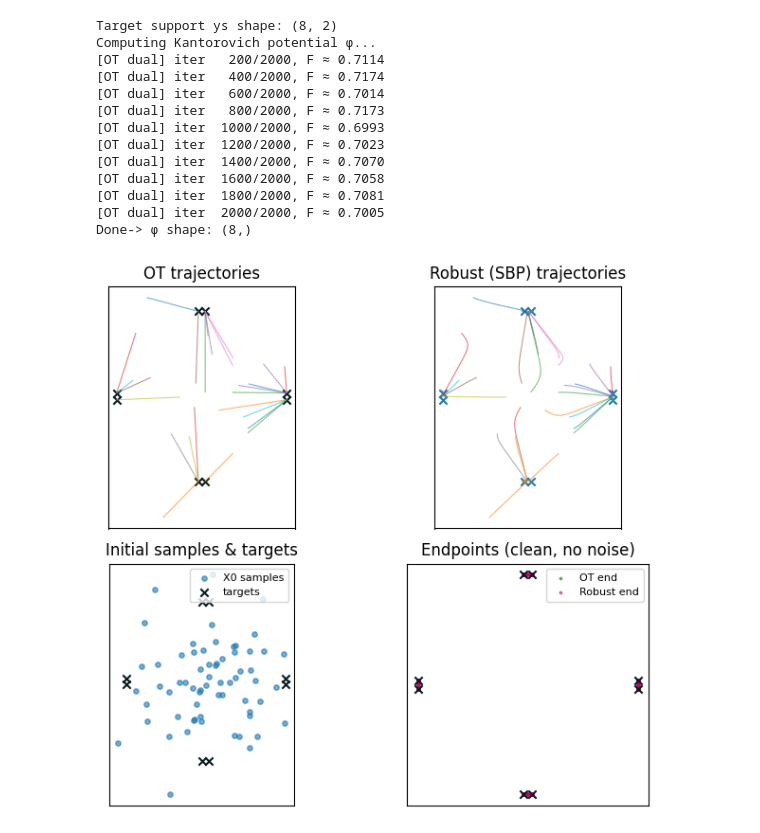
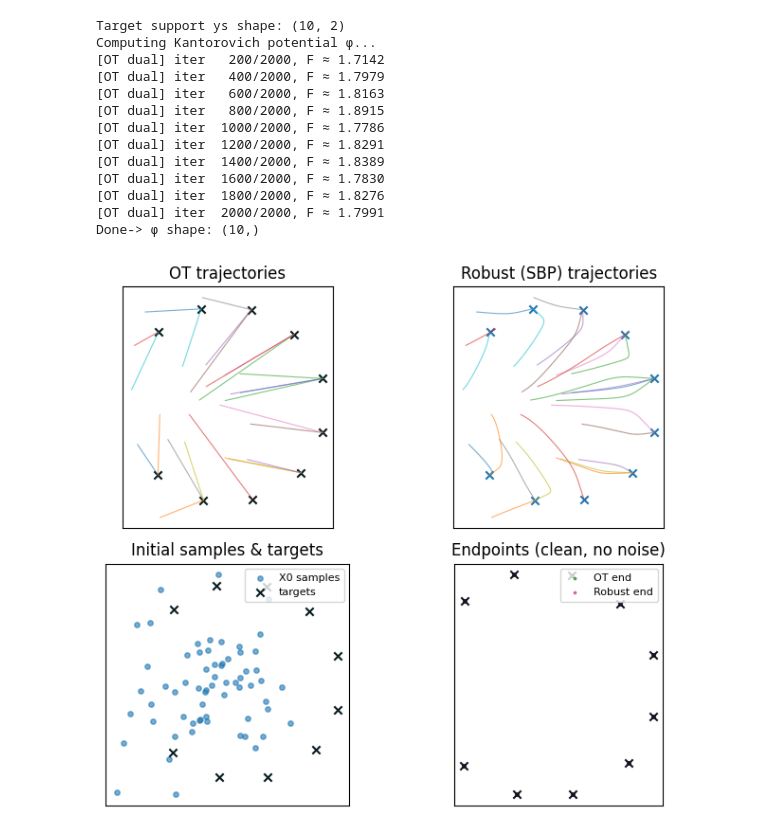
Before and after one commit to BaharTaskesen/SBP-Robust-OT-Flows, a Jupyter notebook: simulation.ipynb, the cells around one changed output. Drawn from its saved outputs; the diff is of its cells as text; code cells hidden in the pictures.

```diff
--- a/simulation.ipynb
+++ b/simulation.ipynb
@@ -28,7 +28,7 @@ initial_samples_color = ['#606C6C']
 
 
 # 1) Build semi-discrete target
-shape_of_target = 'paired_targets'
+shape_of_target = 'c_shaped'
 
 if shape_of_target == 'outlier':
     ys = make_circle_plus_outlier(n_modes=8, radius=2.0, outlier_dist=4)
@@ -46,6 +46,32 @@ elif shape_of_target == 'square':
     nu = np.ones(N, dtype=np.float64) / N
 elif shape_of_target == 'paired_targets':
     ys = make_paired_targets()
+    N, dim = ys.shape
+    nu = np.ones(N, dtype=np.float64) / N
+elif shape_of_target == 'hierarchical':
+    ys = make_hierarchical_targets(
+    n_macro=3,
+    n_micro_per_macro=4,
+    macro_radius=2.5,
+    micro_radius=0.25,
+)
+    N, dim = ys.shape
+    nu = np.ones(N, dtype=np.float64) / N
+elif shape_of_target == 'diagonal_line':
+    ys = make_diagonal_line_targets(n_points=10)
+    N, dim = ys.shape
+    nu = np.ones(N, dtype=np.float64) / N
+elif shape_of_target == 'c_shaped':
+    ys = make_c_shape_targets(
+    n_points=10,
+    radius=2.5,
+    center_x=0.8,
+    center_y=0.0,
+    theta_min=-3.0 * np.pi / 4.0,
+    theta_max= 3.0 * np.pi / 4.0,
+    jitter_std=0.05,
+    rng=rng,
+)
     N, dim = ys.shape
     nu = np.ones(N, dtype=np.float64) / N
 
@@ -98,46 +124,46 @@ ax00.scatter(ys[:, 0], ys[:, 1], marker="x", c=target_color)
 ax00.set_title("OT trajectories")
 ax00.set_aspect("equal")
 ax00.set_xticks([]); ax00.set_yticks([])
 
 for i in idx_plot:
     ax01.plot(path_rob[:, i, 0], path_rob[:, i, 1], linewidth=0.8, alpha=0.6)
 ax01.scatter(ys[:, 0], ys[:, 1], marker="x")
 ax01.set_title("Robust (SBP) trajectories")
 ax01.set_aspect("equal")
 ax01.set_xticks([]); ax01.set_yticks([])
 
 ax10.scatter(x0_traj[:, 0], x0_traj[:, 1], s=15, alpha=0.6, label="X0 samples")
 ax10.scatter(ys[:, 0], ys[:, 1], marker="x", label="targets", c=target_color)
 ax10.set_title("Initial samples & targets")
 ax10.set_aspect("equal")
 ax10.set_xticks([]); ax10.set_yticks([])
 ax10.legend(loc="upper right", fontsize=8)
 
 ax11.scatter(xT_ot_clean[:, 0], xT_ot_clean[:, 1], s=3, alpha=0.5, label="OT end", c=ot_color)
 ax11.scatter(xT_rob_clean[:, 0], xT_rob_clean[:, 1], s=3, alpha=0.5, label="Robust end", c=sbp_color)
 ax11.scatter(ys[:, 0], ys[:, 1], marker="x", c=target_color)
 ax11.set_title("Endpoints (clean, no noise)")
 ax11.set_aspect("equal")
 ax11.set_xticks([]); ax11.set_yticks([])
 ax11.legend(loc="upper right", fontsize=8)
 
 fig.tight_layout()
 plt.show()
 # %% [output]
-Target support ys shape: (8, 2)
+Target support ys shape: (10, 2)
 Computing Kantorovich potential φ...
-[OT dual] iter   200/2000, F ≈ 0.7114
-[OT dual] iter   400/2000, F ≈ 0.7174
-[OT dual] iter   600/2000, F ≈ 0.7014
-[OT dual] iter   800/2000, F ≈ 0.7173
-[OT dual] iter  1000/2000, F ≈ 0.6993
-[OT dual] iter  1200/2000, F ≈ 0.7023
-[OT dual] iter  1400/2000, F ≈ 0.7070
-[OT dual] iter  1600/2000, F ≈ 0.7058
-[OT dual] iter  1800/2000, F ≈ 0.7081
-[OT dual] iter  2000/2000, F ≈ 0.7005
-Done-> φ shape: (8,)
+[OT dual] iter   200/2000, F ≈ 1.7142
+[OT dual] iter   400/2000, F ≈ 1.7979
+[OT dual] iter   600/2000, F ≈ 1.8163
+[OT dual] iter   800/2000, F ≈ 1.8915
+[OT dual] iter  1000/2000, F ≈ 1.7786
+[OT dual] iter  1200/2000, F ≈ 1.8291
+[OT dual] iter  1400/2000, F ≈ 1.8389
+[OT dual] iter  1600/2000, F ≈ 1.7830
+[OT dual] iter  1800/2000, F ≈ 1.8276
+[OT dual] iter  2000/2000, F ≈ 1.7991
+Done-> φ shape: (10,)
-[figure, old version]
+[figure, new version]
 # %%
 # ============================================================
 # 10 time-slice plots for OT vs SBP no noise
```
Also changed, not shown: parts of 3 cells of this notebook, 11 other files.
